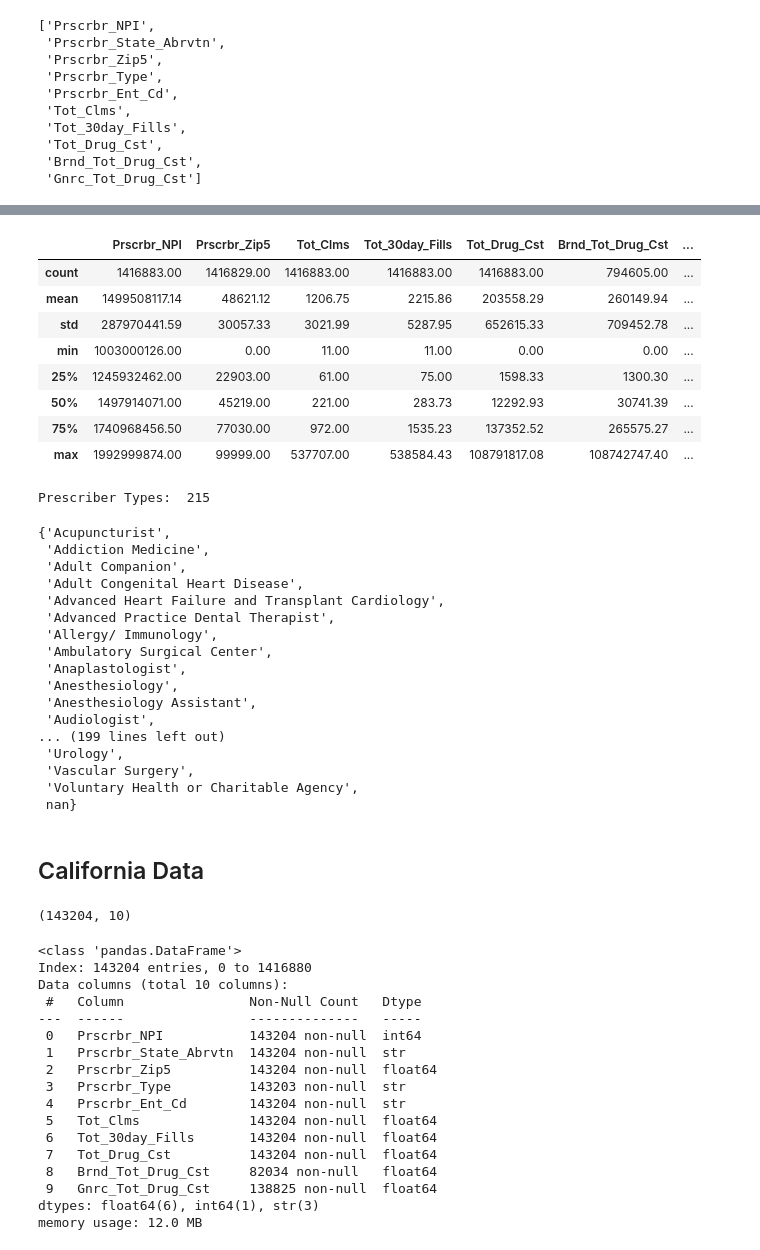
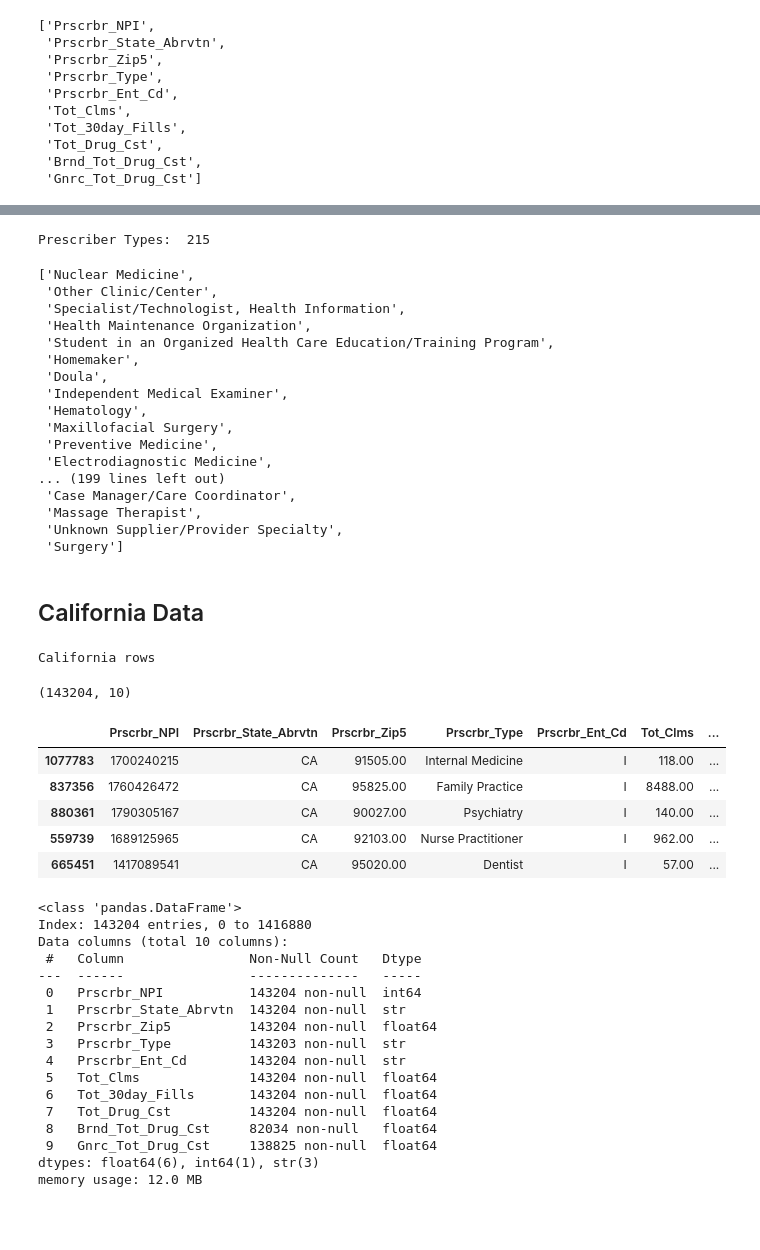
Before and after one commit to tjsasser/startup-pharmacy, a Jupyter notebook: exploration/medicare_D.ipynb, the cells around one changed output, grey strips where cells are left out. Drawn from its saved outputs; the diff is of its cells as text; code cells hidden in the pictures; blank space fills up the shorter version.

```diff
--- a/exploration/medicare_D.ipynb
+++ b/exploration/medicare_D.ipynb
@@ -158,45 +74,44 @@ dtype: float64
-# %%
-data.describe()
-# %% [output]
-|  | Prscrbr_NPI | Prscrbr_Zip5 | Tot_Clms | Tot_30day_Fills | Tot_Drug_Cst | Brnd_Tot_Drug_Cst | ... |
-| count | 1416883.00 | 1416829.00 | 1416883.00 | 1416883.00 | 1416883.00 | 794605.00 | ... |
-| mean | 1499508117.14 | 48621.12 | 1206.75 | 2215.86 | 203558.29 | 260149.94 | ... |
-| std | 287970441.59 | 30057.33 | 3021.99 | 5287.95 | 652615.33 | 709452.78 | ... |
-| min | 1003000126.00 | 0.00 | 11.00 | 11.00 | 0.00 | 0.00 | ... |
-| 25% | 1245932462.00 | 22903.00 | 61.00 | 75.00 | 1598.33 | 1300.30 | ... |
-| 50% | 1497914071.00 | 45219.00 | 221.00 | 283.73 | 12292.93 | 30741.39 | ... |
-| 75% | 1740968456.50 | 77030.00 | 972.00 | 1535.23 | 137352.52 | 265575.27 | ... |
-| max | 1992999874.00 | 99999.00 | 537707.00 | 538584.43 | 108791817.08 | 108742747.40 | ... |
 # %%
 p_types = set(data["Prscrbr_Type"])
 print("Prescriber Types: ", len(p_types))
-p_types
+list(p_types)
 # %% [output]
 Prescriber Types:  215
-{'Acupuncturist',
- 'Addiction Medicine',
- 'Adult Companion',
- 'Adult Congenital Heart Disease',
- 'Advanced Heart Failure and Transplant Cardiology',
- 'Advanced Practice Dental Therapist',
- 'Allergy/ Immunology',
- 'Ambulatory Surgical Center',
- 'Anaplastologist',
- 'Anesthesiology',
- 'Anesthesiology Assistant',
- 'Audiologist',
+['Nuclear Medicine',
+ 'Other Clinic/Center',
+ 'Specialist/Technologist, Health Information',
+ 'Health Maintenance Organization',
+ 'Student in an Organized Health Care Education/Training Program',
+ 'Homemaker',
+ 'Doula',
+ 'Independent Medical Examiner',
+ 'Hematology',
+ 'Maxillofacial Surgery',
+ 'Preventive Medicine',
+ 'Electrodiagnostic Medicine',
 ... (199 lines left out)
- 'Urology',
- 'Vascular Surgery',
- 'Voluntary Health or Charitable Agency',
- nan}
+ 'Case Manager/Care Coordinator',
+ 'Massage Therapist',
+ 'Unknown Supplier/Provider Specialty',
+ 'Surgery']
 # %% [markdown]
 ## California Data
 # %%
 cali_data = data[data['Prscrbr_State_Abrvtn']=="CA"]
+print("California rows")
 cali_data.shape
 # %% [output]
-(143204, 10)
+California rows
+(143204, 10)
+# %%
+cali_data.sample(5, random_state=42)
+# %% [output]
+|  | Prscrbr_NPI | Prscrbr_State_Abrvtn | Prscrbr_Zip5 | Prscrbr_Type | Prscrbr_Ent_Cd | Tot_Clms | ... |
+| 1077783 | 1700240215 | CA | 91505.00 | Internal Medicine | I | 118.00 | ... |
+| 837356 | 1760426472 | CA | 95825.00 | Family Practice | I | 8488.00 | ... |
+| 880361 | 1790305167 | CA | 90027.00 | Psychiatry | I | 140.00 | ... |
+| 559739 | 1689125965 | CA | 92103.00 | Nurse Practitioner | I | 962.00 | ... |
+| 665451 | 1417089541 | CA | 95020.00 | Dentist | I | 57.00 | ... |
 # %%
 cali_data.info()
 # %% [output]
```
Also changed, not shown: parts of 13 cells of this notebook, 1 other file.
